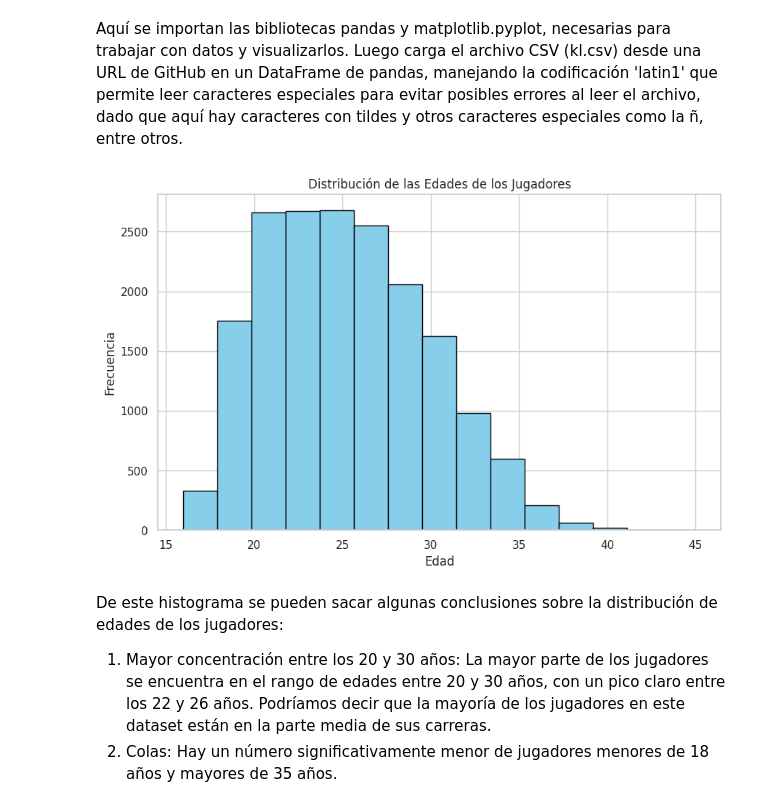
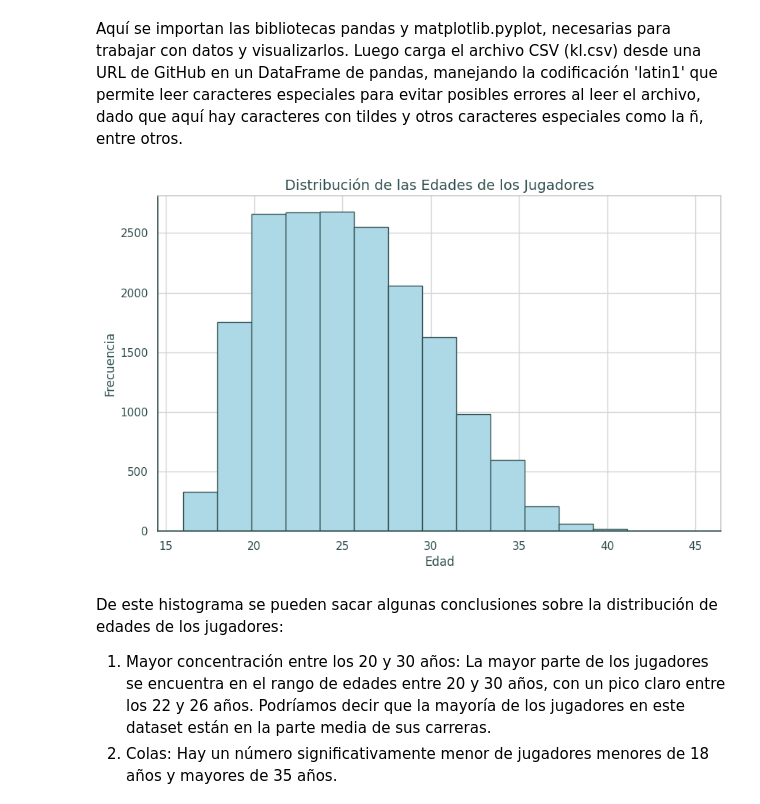
Before and after one commit to merniesgugh/CoderHouse-DS, a Jupyter notebook: Visualización_Mernies.ipynb, the cells around one changed output. Cells and saved outputs as stored; diff of their text form; code cells hidden in the pictures.

```diff
--- a/Visualización_Mernies.ipynb
+++ b/Visualización_Mernies.ipynb
@@ -35,20 +35,36 @@ df = pd.read_csv('https://raw.githubusercontent.com/merniesgugh/CoderHouse-DS/ma
 Aquí se importan las bibliotecas pandas y matplotlib.pyplot, necesarias para trabajar con datos y visualizarlos. Luego carga el archivo CSV (kl.csv) desde una URL de GitHub en un DataFrame de pandas, manejando la codificación 'latin1' que permite leer caracteres especiales para evitar posibles errores al leer el archivo, dado que aquí hay caracteres con tildes y otros caracteres especiales como la ñ, entre otros.
 # %%
 #Histograma de edades: Este gráfico muestra cómo se distribuyen las edades de los jugadores en el dataset.
+
+import matplotlib.pyplot as plt
 
 # Eliminar filas con valores nulos en la columna de edad
 df = df.dropna(subset=['Age'])
 
-# Crear un histograma de la distribución de edades
+# Definir los colores FIFA 19
+fifa_azul_suave = '#ADD8E6'   # Azul claro más suave
+fifa_gris_claro = '#D3D3D3'   # Gris claro para el fondo
+fifa_gris_oscuro = '#2F4F4F'  # Gris oscuro para texto y bordes
+
+# Crear un histograma de la distribución de edades con colores de FIFA 19
 plt.figure(figsize=(10, 6))
-plt.hist(df['Age'], bins=15, color='skyblue', edgecolor='black')
-plt.title('Distribución de las Edades de los Jugadores')
-plt.xlabel('Edad')
-plt.ylabel('Frecuencia')
-plt.grid(True)
+plt.hist(df['Age'], bins=15, color=fifa_azul_suave, edgecolor=fifa_gris_oscuro)
+plt.title('Distribución de las Edades de los Jugadores', color=fifa_gris_oscuro, fontsize=14)
+plt.xlabel('Edad', color=fifa_gris_oscuro, fontsize=12)
+plt.ylabel('Frecuencia', color=fifa_gris_oscuro, fontsize=12)
+plt.grid(True, color=fifa_gris_claro)
+
+# Cambiar el color de los ejes
+plt.gca().spines['bottom'].set_color(fifa_gris_oscuro)
+plt.gca().spines['left'].set_color(fifa_gris_oscuro)
+plt.gca().tick_params(axis='x', colors=fifa_gris_oscuro)
+plt.gca().tick_params(axis='y', colors=fifa_gris_oscuro)
+
+# Mantener el fondo blanco
+plt.gca().set_facecolor('white')
 plt.show()
 # %% [output]
-[figure, old version]
+[figure, new version]
 # %% [markdown]
 De este histograma se pueden sacar algunas conclusiones sobre la distribución de edades de los jugadores:
 
```
Also changed, not shown: parts of 7 cells of this notebook.
